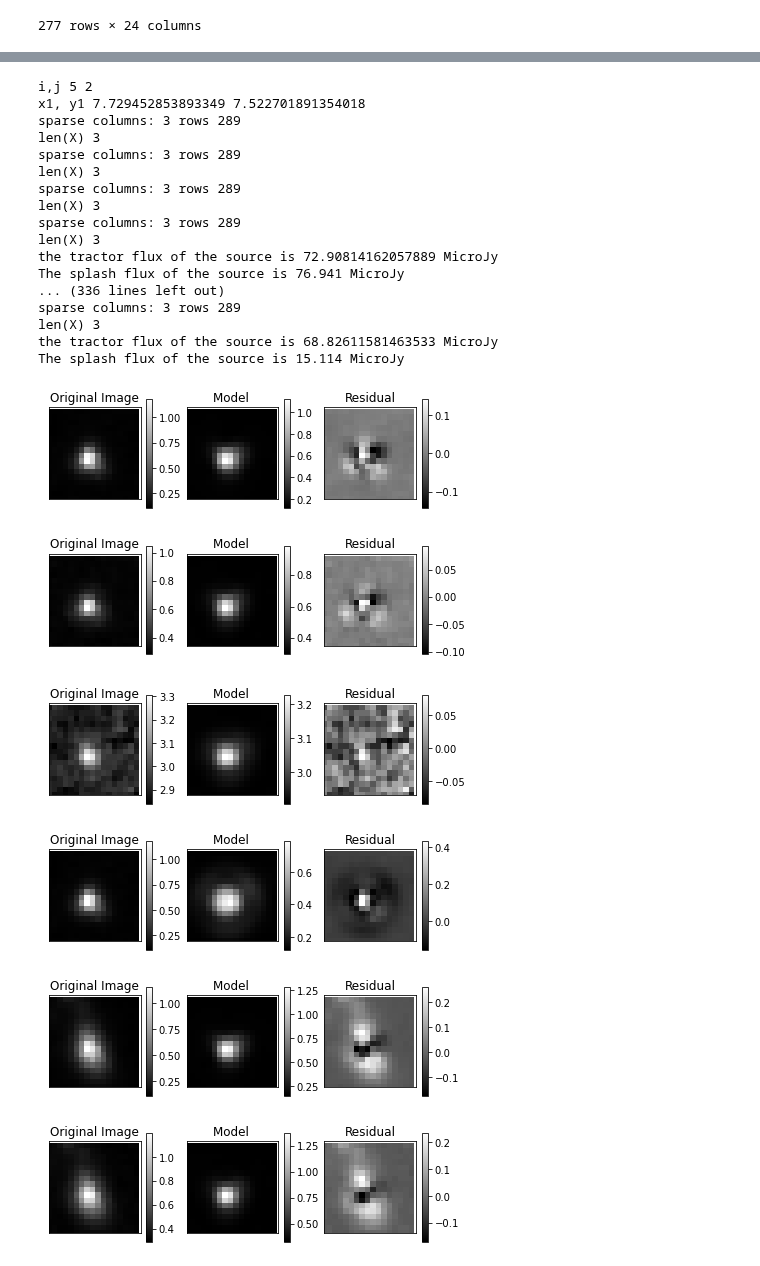
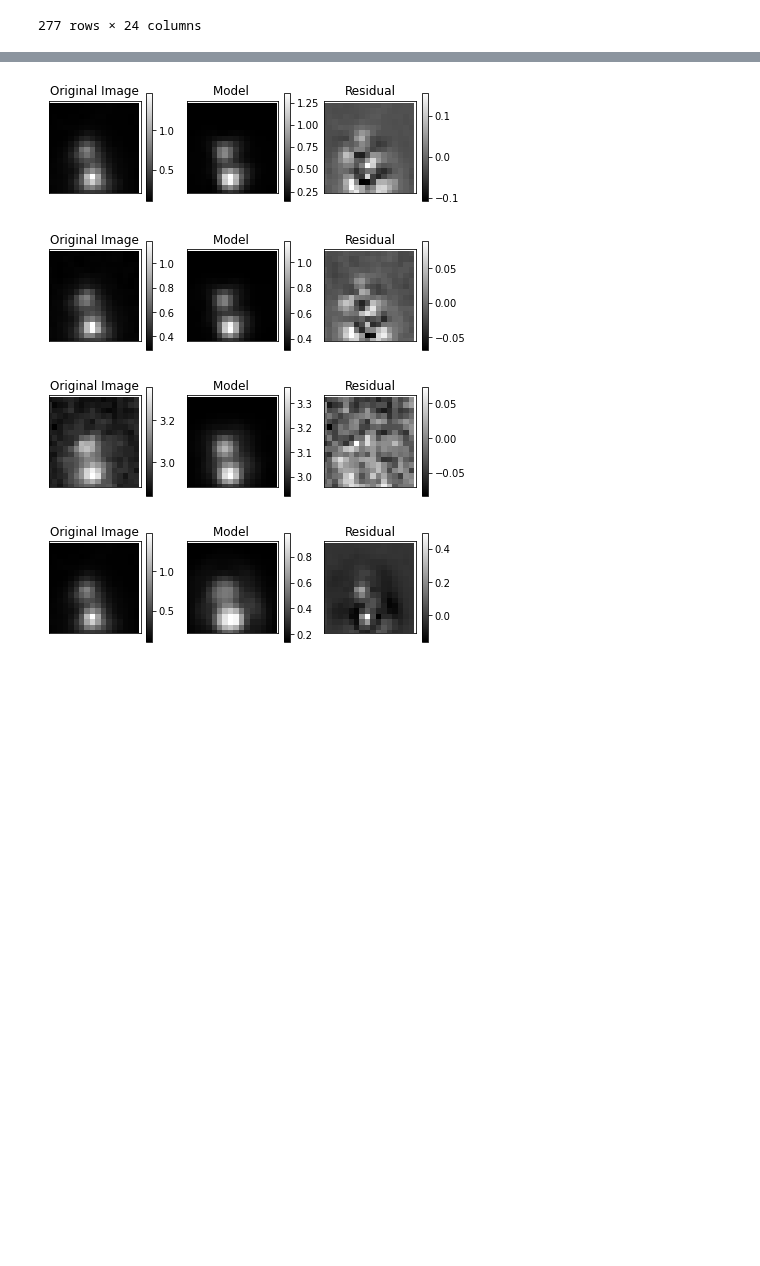
Before and after one commit to nasa-fornax/fornax-demo-notebooks, a Jupyter notebook: IRAC_tractor_script.ipynb, the cells around one changed output, grey strips where cells are left out. Saved outputs shown, nothing was run; the diff lists cells and outputs as text; code cells hidden in the pictures; blank space fills up the shorter version.

Commit message:
added function to handle multiple sources in the same cutout

```diff
--- a/IRAC_tractor_script.ipynb
+++ b/IRAC_tractor_script.ipynb
@@ -151,7 +164,7 @@ def extract_cutout(infile, ra, dec, cutout_width):
             subimage = numpy.empty([10,10])
             subimage[:] = 0.0
 
-    return subimage.data, hdr, nodata_param, x1, y1
+    return subimage.data, hdr, nodata_param, x1, y1, subimage_wcs
 # %%
 #function to make the PRF the same pixel scale as the mosaic images
 #tractor expects this, and will give bad results if the pixel scale is anything else
@@ -193,7 +206,7 @@ def prepare_PRF(prf_fitsname, ra_0, dec_0, rotate_angle):
     return prf_resample_norm_rotate
 # %%
 #function to figure out how many sources are in cutout
-def find_nconfsources(raval, decval, gal_type, fluxval, x1, y1, cutout_width):
+def find_nconfsources(raval, decval, gal_type, fluxval, x1, y1, cutout_width, subimage_wcs):
 
     #setup to collect sources
     objsrc = []
@@ -202,33 +215,33 @@ def find_nconfsources(raval, decval, gal_type, fluxval, x1, y1, cutout_width):
     objsrc.append(determine_source_type(raval, decval, gal_type, fluxval, x1, y1))
 
     #find confusing sources with real fluxes
-    radiff = (df.ra-raval)*numpy.cos(decval)
+    radiff = (df.ra-raval)*np.cos(decval)
     decdiff= df.dec-decval
-    posdiff= numpy.sqrt(radiff**2+decdiff**2)*3600.
+    posdiff= np.sqrt(radiff**2+decdiff**2)*3600.
     det = df.ks_flux_aper2 > 0  #make sure they have fluxes
 
     #make an index into the dataframe for those objects within the same cutout
     good = (abs(radiff*3600.) < cutout_width/2) & (abs(decdiff*3600.) < cutout_width/2) & (posdiff > 0.2) & det
-    nconfsrcs = numpy.size(posdiff[good])
+    nconfsrcs = np.size(posdiff[good])
 
     #add confusing sources
     #if there are any confusing sources
     if nconfsrcs > 0:
+        ra_conf = df.ra[good].values
+        dec_conf = df.dec[good].values
+        flux_conf = df.ks_flux_aper2[good].values #should all be real fluxes
+        type_conf = df.type[good].values
+
         for n in range(nconfsrcs):
-            ra_conf = df.ra[good][n]  #XXXprobably not the right syntax
-            dec_conf = df.dec[good][n]
-            flux_conf = df.ks_flux_aper2[good][n]  #should all be real fluxes
-            #need to also get type, x1, y1 from catalog or wcs
-
-            objsrc.append(determine_source_type(ra_conf, dec_conf, gal_type, fluxval, x1, y1))
-
-
+            #now need to set the values of x1, y1 at the location of the target *in the cutout*
+            xn, yn = subimage_wcs.all_world2pix(ra_conf[n], dec_conf[n],1)
+            objsrc.append(determine_source_type(ra_conf[n], dec_conf[n], type_conf[n], flux_conf[n], xn, yn))
 
 
     return objsrc, nconfsrcs
 
 #calling sequence
-find_nconfsources(df.ra[i], df.dec[i], df.type[i], df.ks_flux_aper2[i], x1,y1)
+#find_nconfsources(df.ra[i], df.dec[i], df.type[i], df.ks_flux_aper2[i], x1,y1, cutout_width, subimage_wcs)
 # %%
 #function to build the tractor object in the case of more sources
 #not sure we will need this yet
@@ -236,7 +249,7 @@ find_nconfsources(df.ra[i], df.dec[i], df.type[i], df.ks_flux_aper2[i], x1,y1)
 verbose = 1
 rotate_angle = 0  #might want to rotate the PRF image - still needs testing
 #for each object in the catalog
-for i in range(0,11):
+for i in range(11,12):
 
     #for each band
     for j in range(1,5):
@@ -268,13 +281,13 @@ for i in range(0,11):
 
 
         #make a cutout
-        subimage, hdr, nodata_param, x1,y1 = extract_cutout(infile, df.ra[i], df.dec[i], cutout_width)
+        subimage, hdr, nodata_param, x1,y1, subimage_wcs = extract_cutout(infile, df.ra[i], df.dec[i], cutout_width)
 
         #catch errors in nodata_param
 
-        #determine the source type
+        #set up the source list
         src = determine_source_type(df.ra[i], df.dec[i], df.type[i], df.ks_flux_aper2[i], x1,y1)
-
+        objsrc, nconfsrcs = find_nconfsources(df.ra[i], df.dec[i], df.type[i], df.ks_flux_aper2[i], x1,y1, cutout_width, subimage_wcs)
 
         #measure sky noise and mean level
         mean, median, std = sigma_clipped_stats(subimage, sigma=3.0)
@@ -287,7 +300,7 @@ for i in range(0,11):
 
 
         # make tractor object
-        tractor=Tractor([tim],[src])
+        tractor=Tractor([tim], objsrc) #[src]
 
         #freeze the parameters we don't want tractor fitting
         tractor.freezeParam('images')
@@ -315,7 +328,7 @@ for i in range(0,11):
         params_list=src.getParamNames()
         bindex = params_list.index('brightness.Flux')
         flux = src.getParams()[bindex]
-
+        print("flux", flux)
         #convert to microjanskies
         microJy = flux *(1E12) / (4.254517E10) * (0.6) *(0.6)
         print("the tractor flux of the source is", microJy, 'MicroJy')
@@ -371,23 +384,4 @@ The splash flux of the source is 85.807 MicroJy
-i,j 5 2
-x1, y1 7.729452853893349 7.522701891354018
-sparse columns: 3 rows 289
-len(X) 3
-sparse columns: 3 rows 289
-len(X) 3
-sparse columns: 3 rows 289
-len(X) 3
-sparse columns: 3 rows 289
-len(X) 3
-the tractor flux of the source is 72.90814162057889 MicroJy
-The splash flux of the source is 76.941 MicroJy
-... (336 lines left out)
-sparse columns: 3 rows 289
-len(X) 3
-the tractor flux of the source is 68.82611581463533 MicroJy
-The splash flux of the source is 15.114 MicroJy
-[figure, old version]
+[figure, new version]
-[figure, old version]
+[figure, new version]
-[figure, old version]
+[figure, new version]
-[figure, old version]
+[figure, new version]
-[figure, removed]
-[figure, removed]
```
Also changed, not shown: parts of 5 cells of this notebook.
